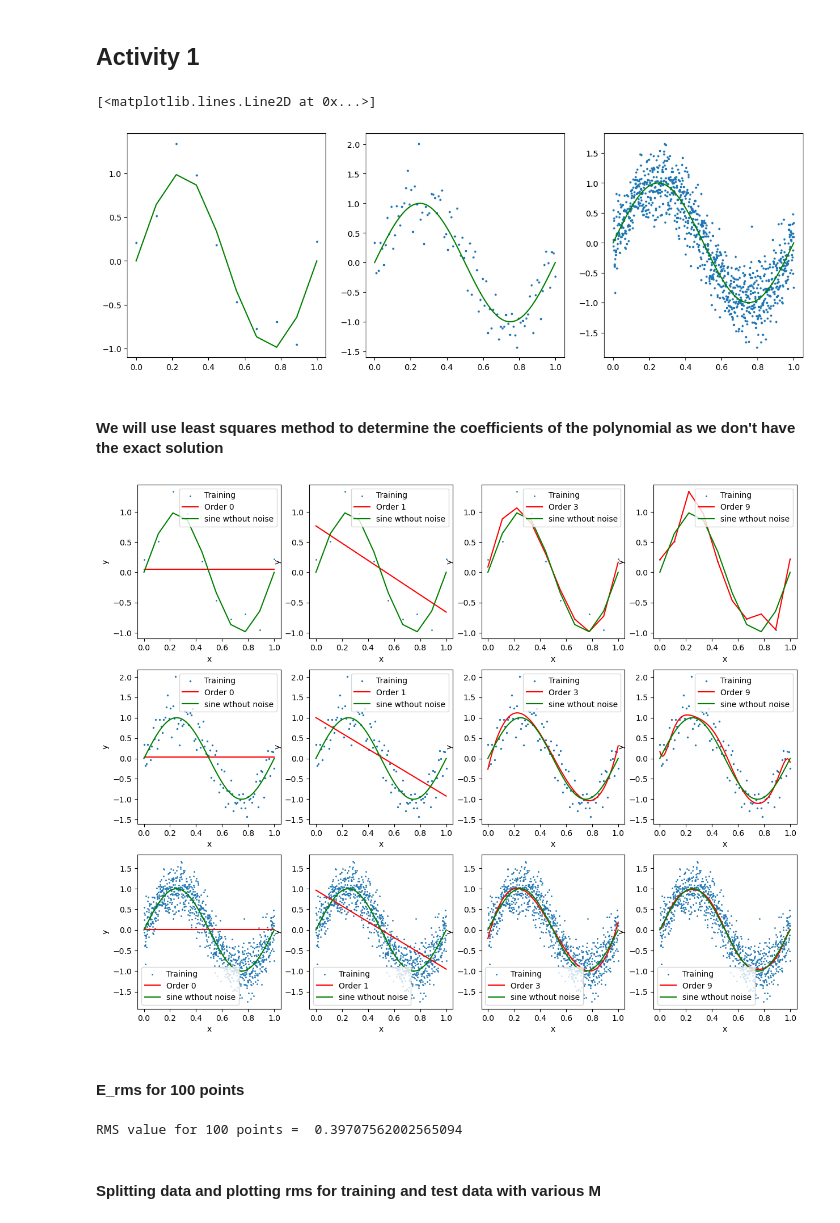
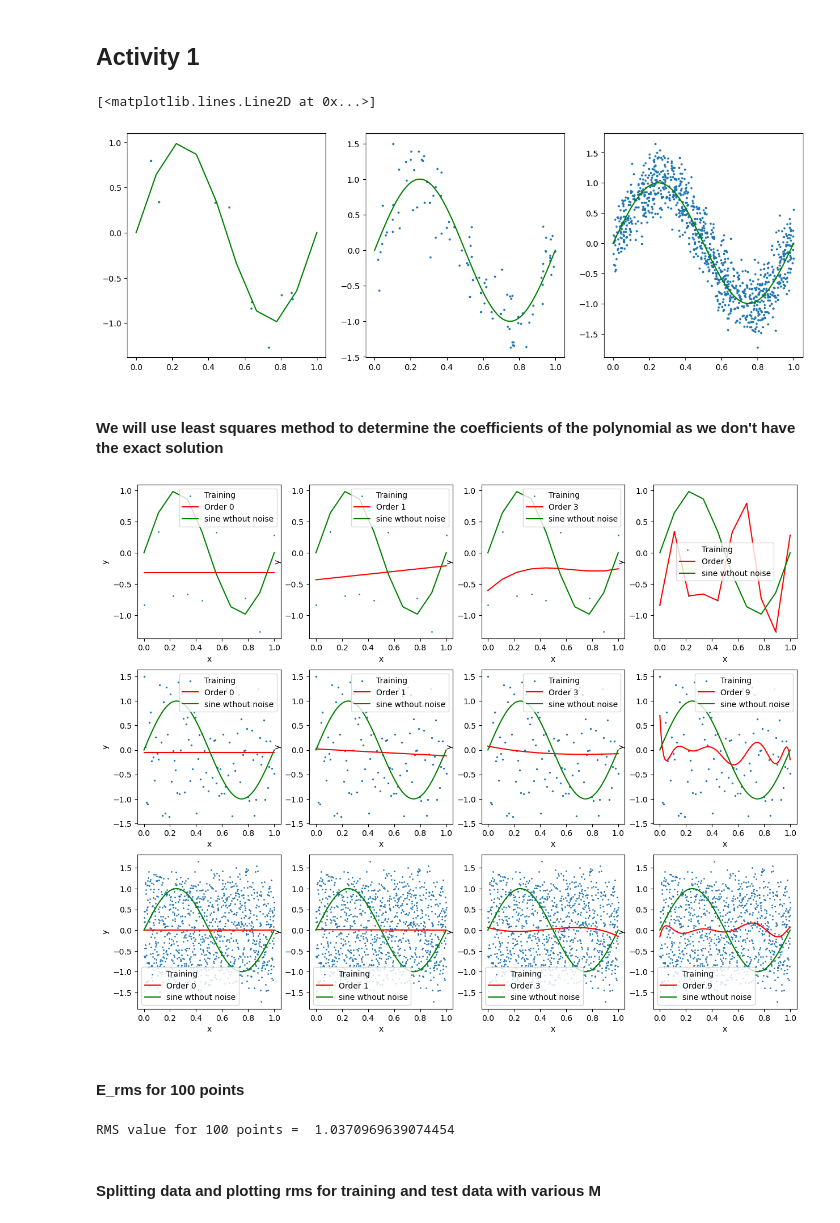
Before and after one commit to aklimakhanam/Data_Analysis_Projects, a Jupyter notebook: Module_1.ipynb, the cells around one changed output. Cells and saved outputs as stored; diff of their text form; code cells hidden in the pictures.

```diff
--- a/Module_1.ipynb
+++ b/Module_1.ipynb
@@ -3,34 +3,38 @@
 # %%
 import numpy as np
 import matplotlib.pyplot as plt
 
 #independent variable uniformly spaced between 0-1
 x1 = np.linspace(0,1,10)
 x2 = np.linspace(0,1,100)
 x3 = np.linspace(0,1,1000)
 
+xa = np.random.uniform(0,1,10)
+xb = np.random.uniform(0,1,100)
+xc = np.random.uniform(0,1,10)
+
 #calculated noisy data
 def target(x):
     return np.sin(2*np.pi*x) + np.random.normal(0,0.3,len(x))
 
 def f(x):
     return np.sin(2*np.pi*x)
 
-y1 = target(x1)
-y2 = target(x2)
-y3 = target(x3)
+y1 = target(xa)
+y2 = target(xb)
+y3 = target(xc)
 
 #plot target data
 fig, ax = plt.subplots(1,3,figsize=(15,5))
-ax[0].scatter(x1,y1,s=3)
+ax[0].scatter(xa,y1,s=3)
 ax[0].plot(x1,f(x1),color='green')
 ax[1].scatter(x2,y2,s=3)
 ax[1].plot(x2,f(x2),color='green')
 ax[2].scatter(x3,y3,s=3)
 ax[2].plot(x3,f(x3),color='green')
 # %% [output]
 [<matplotlib.lines.Line2D at 0x...>]
-[figure, old version]
+[figure, new version]
 # %% [markdown]
 #### We will use least squares method to determine the coefficients of the polynomial as we don't have the exact solution
 # %%
@@ -69,7 +73,7 @@ for ax in axs.flat:
 
 plt.show()
 # %% [output]
-[figure, old version]
+[figure, new version]
 # %% [markdown]
 #### E_rms for 100 points
 # %%
@@ -79,7 +83,7 @@ erms = np.sqrt(2*np.mean((y2 - y2_pred)**2))
 
 print("RMS value for 100 points = ", erms)
 # %% [output]
-RMS value for 100 points =  0.39707562002565094
+RMS value for 100 points =  1.0370969639074454
 # %% [markdown]
 #### Splitting data and plotting rms for training and test data with various M
 # %%
```
Also changed, not shown: parts of 2 cells of this notebook.
